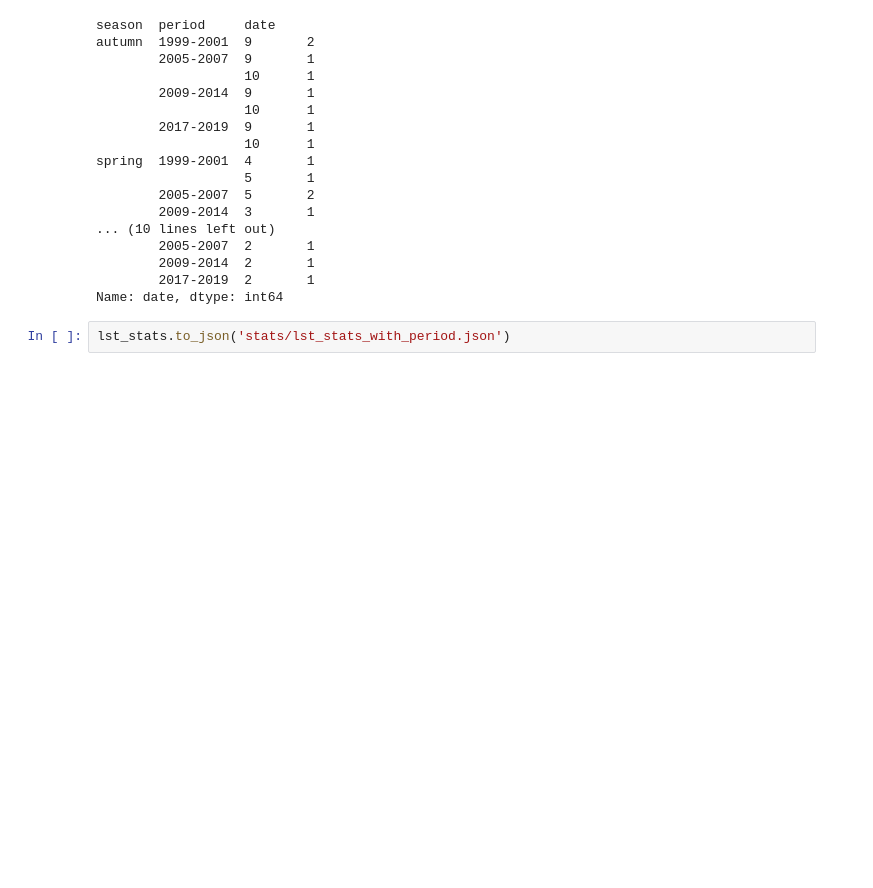
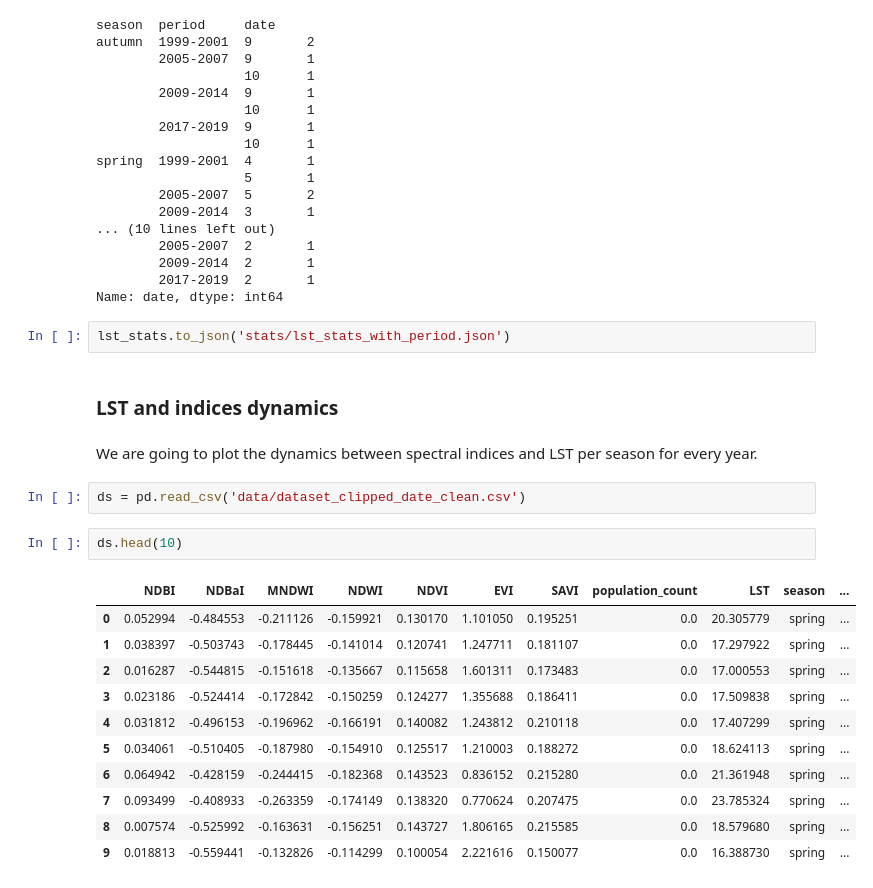
Before and after one commit to HeavyHelium/lst-prediction, a Jupyter notebook: lst-demo.ipynb, the cells around one changed output. Saved outputs shown, nothing was run; the diff lists cells and outputs as text; blank space fills up the shorter version.

```diff
--- a/lst-demo.ipynb
+++ b/lst-demo.ipynb
@@ -165,3 +167,23 @@ spring  1999-2001  4       1
 Name: date, dtype: int64
 # %%
 lst_stats.to_json('stats/lst_stats_with_period.json')
+# %% [markdown]
+### LST and indices dynamics
+# %% [markdown]
+We are going to plot the dynamics between spectral indices and LST per season for every year.
+# %%
+ds = pd.read_csv('data/dataset_clipped_date_clean.csv')
+# %%
+ds.head(10)
+# %% [output]
+|  | NDBI | NDBaI | MNDWI | NDWI | NDVI | EVI | SAVI | population_count | LST | season | ... |
+| 0 | 0.052994 | -0.484553 | -0.211126 | -0.159921 | 0.130170 | 1.101050 | 0.195251 | 0.0 | 20.305779 | spring | ... |
+| 1 | 0.038397 | -0.503743 | -0.178445 | -0.141014 | 0.120741 | 1.247711 | 0.181107 | 0.0 | 17.297922 | spring | ... |
+| 2 | 0.016287 | -0.544815 | -0.151618 | -0.135667 | 0.115658 | 1.601311 | 0.173483 | 0.0 | 17.000553 | spring | ... |
+| 3 | 0.023186 | -0.524414 | -0.172842 | -0.150259 | 0.124277 | 1.355688 | 0.186411 | 0.0 | 17.509838 | spring | ... |
+| 4 | 0.031812 | -0.496153 | -0.196962 | -0.166191 | 0.140082 | 1.243812 | 0.210118 | 0.0 | 17.407299 | spring | ... |
+| 5 | 0.034061 | -0.510405 | -0.187980 | -0.154910 | 0.125517 | 1.210003 | 0.188272 | 0.0 | 18.624113 | spring | ... |
+| 6 | 0.064942 | -0.428159 | -0.244415 | -0.182368 | 0.143523 | 0.836152 | 0.215280 | 0.0 | 21.361948 | spring | ... |
+| 7 | 0.093499 | -0.408933 | -0.263359 | -0.174149 | 0.138320 | 0.770624 | 0.207475 | 0.0 | 23.785324 | spring | ... |
+| 8 | 0.007574 | -0.525992 | -0.163631 | -0.156251 | 0.143727 | 1.806165 | 0.215585 | 0.0 | 18.579680 | spring | ... |
+| 9 | 0.018813 | -0.559441 | -0.132826 | -0.114299 | 0.100054 | 2.221616 | 0.150077 | 0.0 | 16.388730 | spring | ... |
```
Also changed, not shown: parts of 8 cells of this notebook, 2 other files.
